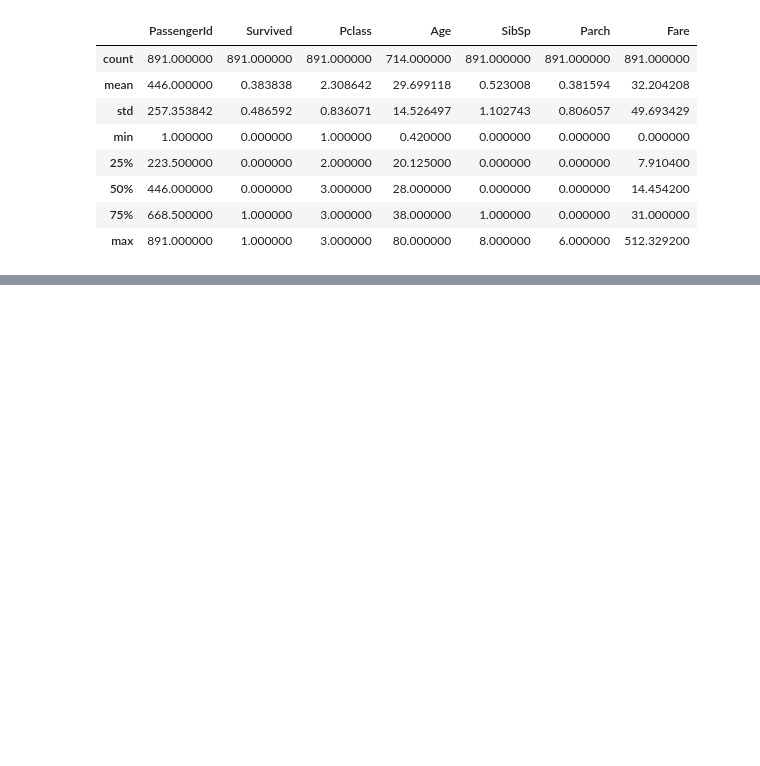
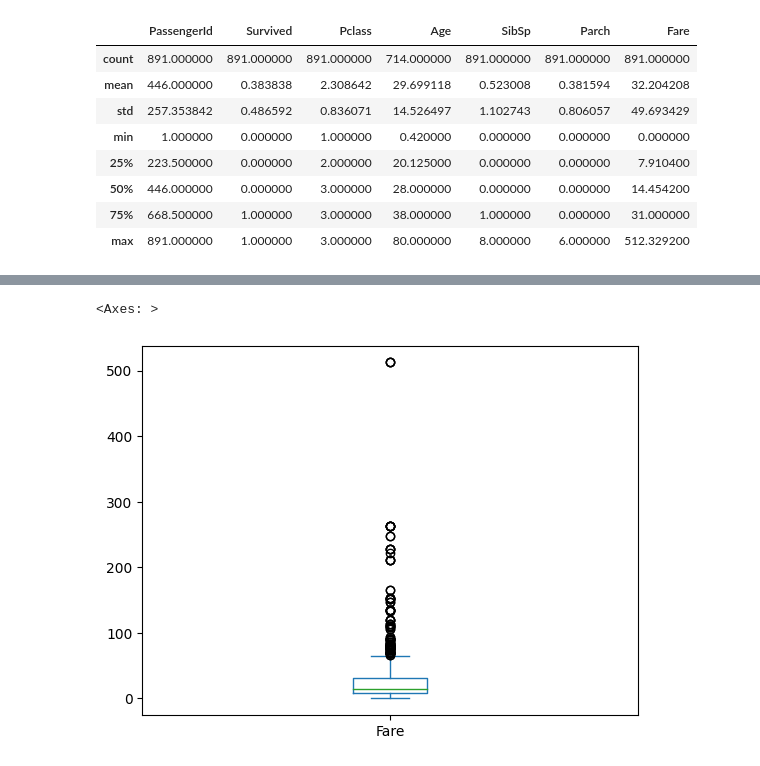
Before and after one commit to georgiassc/Data_Cleaning_Titanic, a Jupyter notebook: Data_Cleaning_Titanic.ipynb, the cells around one changed output, grey strips where cells are left out. Saved outputs shown, nothing was run; the diff lists cells and outputs as text; code cells hidden in the pictures; blank space fills up the shorter version.

```diff
--- a/Data_Cleaning_Titanic.ipynb
+++ b/Data_Cleaning_Titanic.ipynb
@@ -51,0 +179,2 @@ titanic.describe()
+# %%
+titanic['Age_Cheack2'] = titanic.Age.fillna(titanic.groupby(['Pclass','Sex'])['Age'].transform('median'))
@@ -51,0 +190,4 @@ titanic.describe()
+# %%
+titanic['Age']= titanic.Age.fillna(titanic.groupby(['Pclass','Sex'])['Age'].transform('median'))
+# %%
+titanic = titanic.drop([ 'AheCheck1','Age_Cheack2'], axis=1 )
@@ -51,0 +257,2 @@ titanic.describe()
+# %%
+titanic = titanic.drop('Cabin', axis=1 )
@@ -51,0 +271,5 @@ titanic.describe()
+# %%
+titanic.Fare.plot.box()
+# %% [output]
+<Axes: >
+[figure, added]
```
Also changed, not shown: parts of 26 cells of this notebook.
